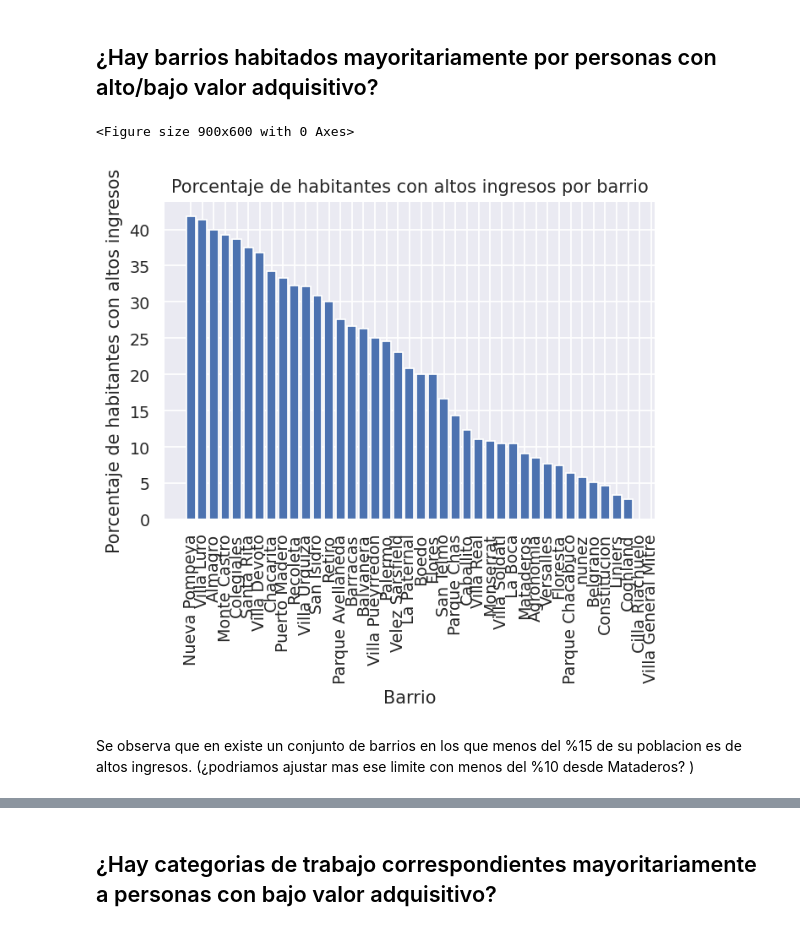
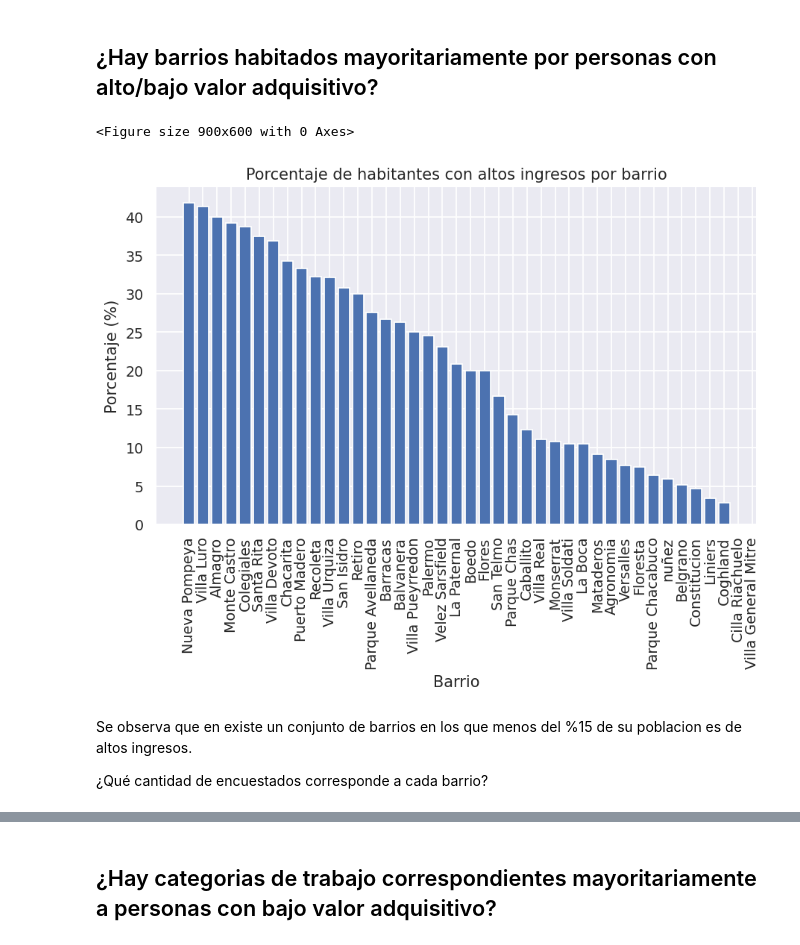
Before and after one commit to TomasArrachea/TP-Organizacion-de-Datos, a Jupyter notebook: informe.ipynb, the cells around one changed output, grey strips where cells are left out. Drawn from its saved outputs; the diff is of its cells as text; code cells hidden in the pictures.

```diff
--- a/informe.ipynb
+++ b/informe.ipynb
@@ -82,26 +82,28 @@ Name: barrio, dtype: int64
 # %%
 plt.figure(dpi=150)
 
 df_total = df
 df_filtrado = df[df['tiene_alto_valor_adquisitivo'] == 1]
 
 df_r = (df_filtrado['barrio'].value_counts() / df_total['barrio'].value_counts()).sort_values(ascending=False)
 
-plt.figure(dpi=(125))
+plt.figure(figsize=(6.4*1.3, 4.8), dpi=125)
 
-plt.bar(df_r.index, df_r.values*100) # plt.bar(y, x)
-plt.ylabel("Porcentaje de habitantes con altos ingresos")
+plt.bar(df_r.index, df_r.values*100)
+plt.ylabel("Porcentaje (%)")
 plt.xlabel("Barrio")
 plt.title('Porcentaje de habitantes con altos ingresos por barrio')
 plt.xticks(rotation=90)
 plt.show()
 
 #PODRÍA SACARSE, NO TIENE SIGNIFICANCIA ESTADISTICA
 # %% [output]
 <Figure size 900x600 with 0 Axes>
-[figure, old version]
+[figure, new version]
 # %% [markdown]
-Se observa que en existe un conjunto de barrios en los que menos del %15 de su poblacion es de altos ingresos. (¿podriamos ajustar mas ese limite con menos del %10 desde Mataderos? )
+Se observa que en existe un conjunto de barrios en los que menos del %15 de su poblacion es de altos ingresos.
+
+¿Qué cantidad de encuestados corresponde a cada barrio?
 # %%
 plt.figure(dpi=150)
 
```
Also changed, not shown: parts of 34 cells of this notebook.
